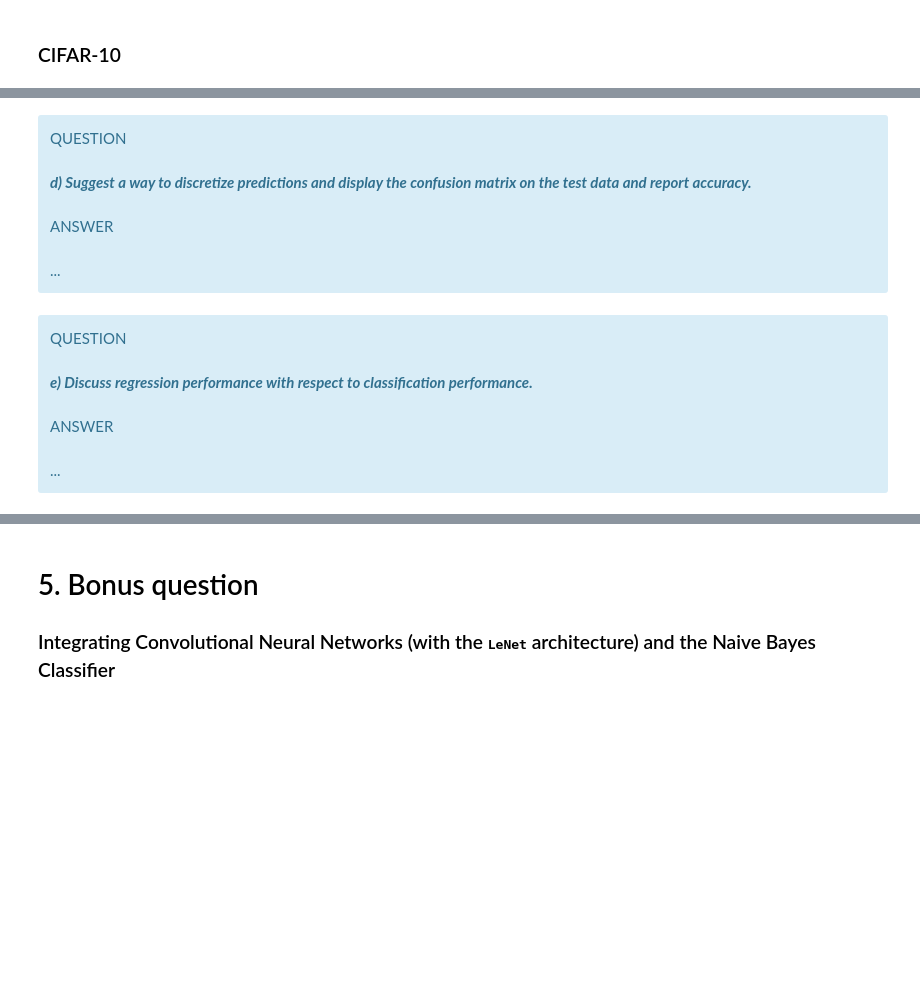
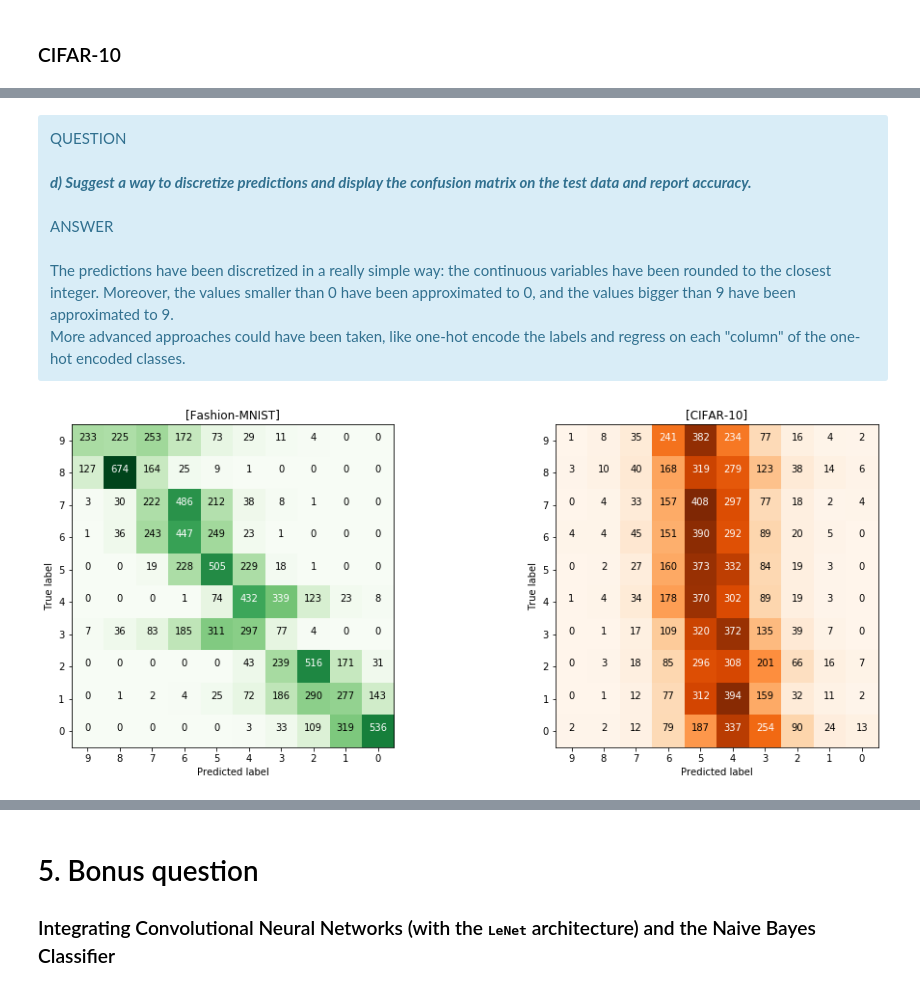
Before and after one commit to claudioscalzo/asi-challenge, a Jupyter notebook: asi_challenge_claudio_scalzo.ipynb, the cells around one changed output, grey strips where cells are left out. Saved outputs shown, nothing was run; the diff lists cells and outputs as text; code cells hidden in the pictures; blank space fills up the shorter version.

```diff
--- a/asi_challenge_claudio_scalzo.ipynb
+++ b/asi_challenge_claudio_scalzo.ipynb
@@ -774,13 +879,11 @@ Test time: 22.510 seconds
 test data and report accuracy.<br></i></b>
 <br>
 <div class='label label-danger'>ANSWER</div><br>
-...
+The predictions have been discretized in a really simple way: the continuous variables have been rounded to the closest integer. Moreover, the values smaller than 0 have been approximated to 0, and the values bigger than 9 have been approximated to 9.<br>
+More advanced approaches could have been taken, like one-hot encode the labels and regress on each "column" of the one-hot encoded classes.
 </div>
-# %% [markdown]
-<div class='alert alert-info'>
-<div class='label label-danger'>QUESTION</div><br>
-<b><i>e)  Discuss regression performance with respect to classification performance.<br></i></b>
-<br>
-<div class='label label-danger'>ANSWER</div><br>
-...
-</div>
+# %%
+# CONFUSION MATRIX
+plotConfusionMatrix(mnistCM, cifarCM, mnistClasses, cifarClasses)
+# %% [output]
+[figure, added]
```
Also changed, not shown: parts of 41 cells of this notebook.
